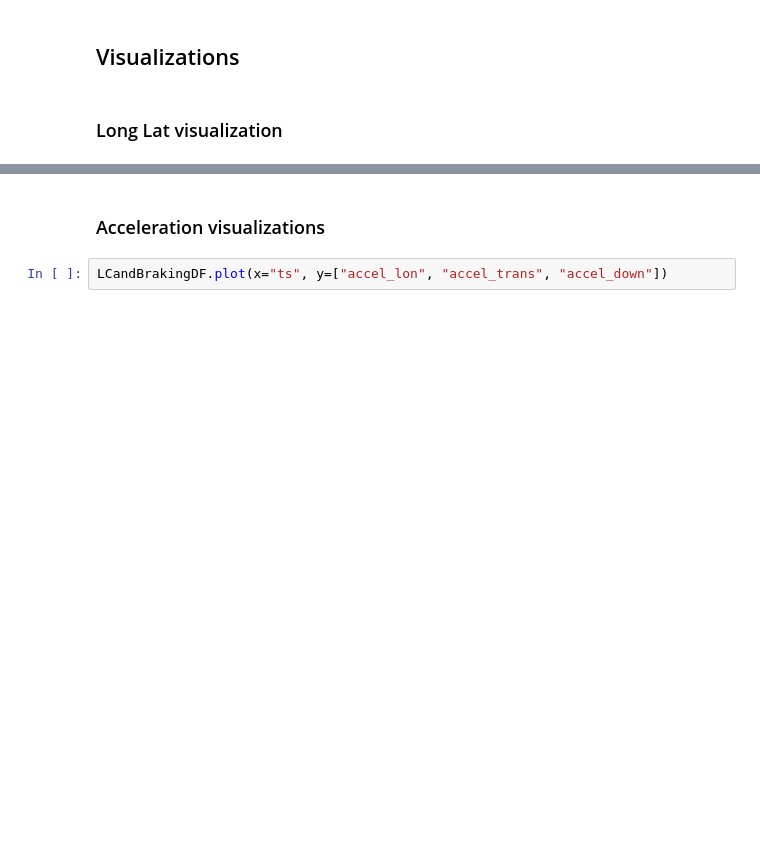
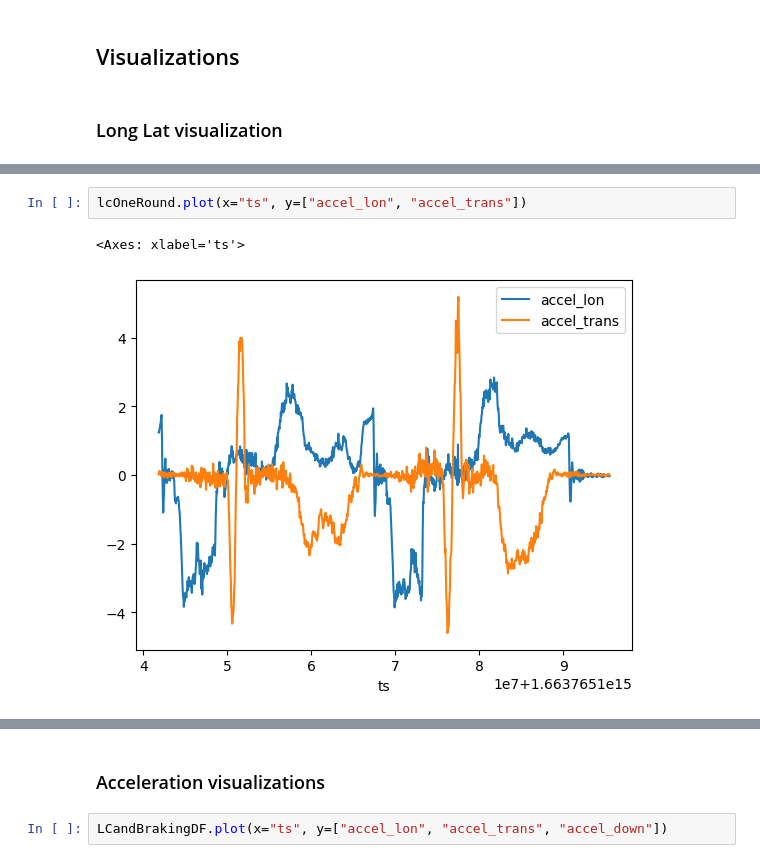
Before and after one commit to Marble879/SFC_scripts, a Jupyter notebook: LaneChange_Scripts/Extract_Lane_changes.ipynb, the cells around one changed output, grey strips where cells are left out. Cells and saved outputs as stored; diff of their text form; blank space fills up the shorter version.

```diff
--- a/LaneChange_Scripts/Extract_Lane_changes.ipynb
+++ b/LaneChange_Scripts/Extract_Lane_changes.ipynb
@@ -255,0 +309,5 @@ lcDF.plot(x="lon",y="lat")
+# %%
+lcOneRound.plot(x="ts", y=["accel_lon", "accel_trans"])
+# %% [output]
+<Axes: xlabel='ts'>
+[figure, added]
```
Also changed, not shown: parts of 39 cells of this notebook, 3 other files.
